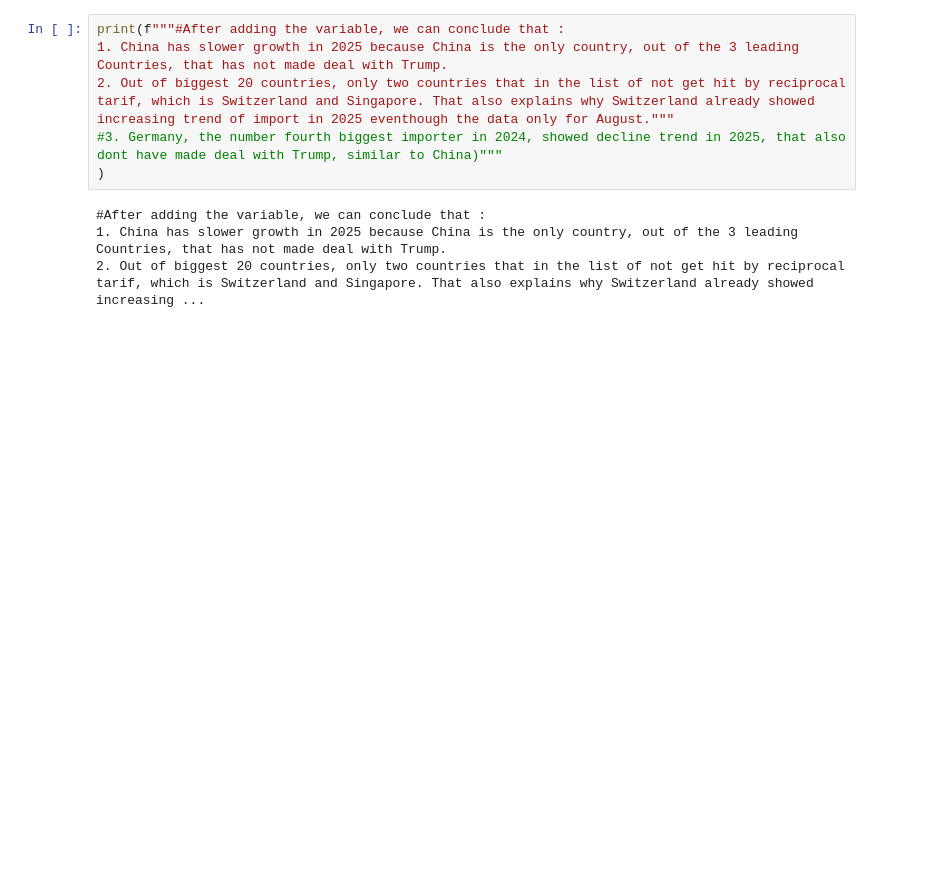
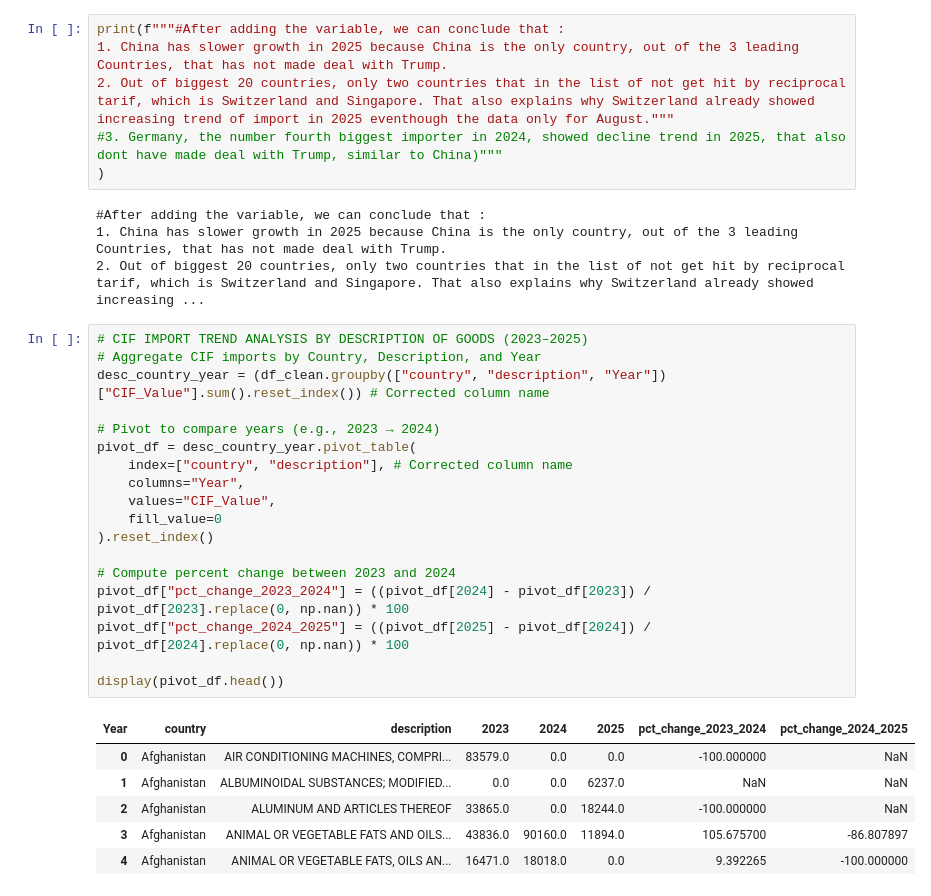
Before and after one commit to utamiu1807/uutami, a Jupyter notebook: Final_EDA1&2_UTAMIipynb.ipynb, the cells around one changed output. Drawn from its saved outputs; the diff is of its cells as text; blank space fills up the shorter version.

```diff
--- a/Final_EDA1&2_UTAMIipynb.ipynb
+++ b/Final_EDA1&2_UTAMIipynb.ipynb
@@ -890,3 +931,28 @@ print(f"""#After adding the variable, we can conclude that :
 #After adding the variable, we can conclude that :
 1. China has slower growth in 2025 because China is the only country, out of the 3 leading Countries, that has not made deal with Trump.
 2. Out of biggest 20 countries, only two countries that in the list of not get hit by reciprocal tarif, which is Switzerland and Singapore. That also explains why Switzerland already showed increasing ...
+# %%
+# CIF IMPORT TREND ANALYSIS BY DESCRIPTION OF GOODS (2023–2025)
+# Aggregate CIF imports by Country, Description, and Year
+desc_country_year = (df_clean.groupby(["country", "description", "Year"])["CIF_Value"].sum().reset_index()) # Corrected column name
+
+# Pivot to compare years (e.g., 2023 → 2024)
+pivot_df = desc_country_year.pivot_table(
+    index=["country", "description"], # Corrected column name
+    columns="Year",
+    values="CIF_Value",
+    fill_value=0
+).reset_index()
+
+# Compute percent change between 2023 and 2024
+pivot_df["pct_change_2023_2024"] = ((pivot_df[2024] - pivot_df[2023]) / pivot_df[2023].replace(0, np.nan)) * 100
+pivot_df["pct_change_2024_2025"] = ((pivot_df[2025] - pivot_df[2024]) / pivot_df[2024].replace(0, np.nan)) * 100
+
+display(pivot_df.head())
+# %% [output]
+| Year | country | description | 2023 | 2024 | 2025 | pct_change_2023_2024 | pct_change_2024_2025 |
+| 0 | Afghanistan | AIR CONDITIONING MACHINES, COMPRI... | 83579.0 | 0.0 | 0.0 | -100.000000 | NaN |
+| 1 | Afghanistan | ALBUMINOIDAL SUBSTANCES; MODIFIED... | 0.0 | 0.0 | 6237.0 | NaN | NaN |
+| 2 | Afghanistan | ALUMINUM AND ARTICLES THEREOF | 33865.0 | 0.0 | 18244.0 | -100.000000 | NaN |
+| 3 | Afghanistan | ANIMAL OR VEGETABLE FATS AND OILS... | 43836.0 | 90160.0 | 11894.0 | 105.675700 | -86.807897 |
+| 4 | Afghanistan | ANIMAL OR VEGETABLE FATS, OILS AN... | 16471.0 | 18018.0 | 0.0 | 9.392265 | -100.000000 |
```
Also changed, not shown: parts of 13 cells of this notebook.
